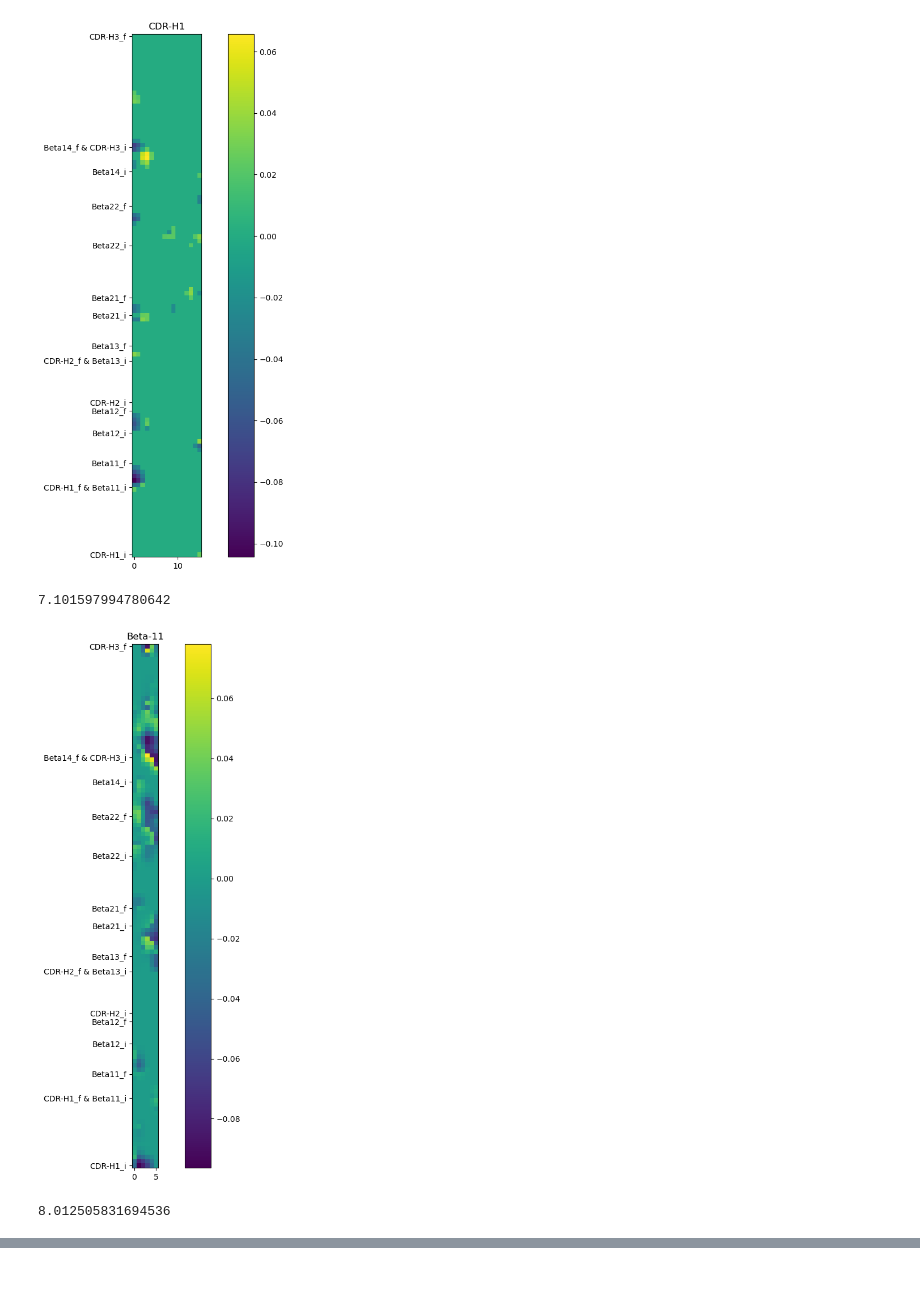
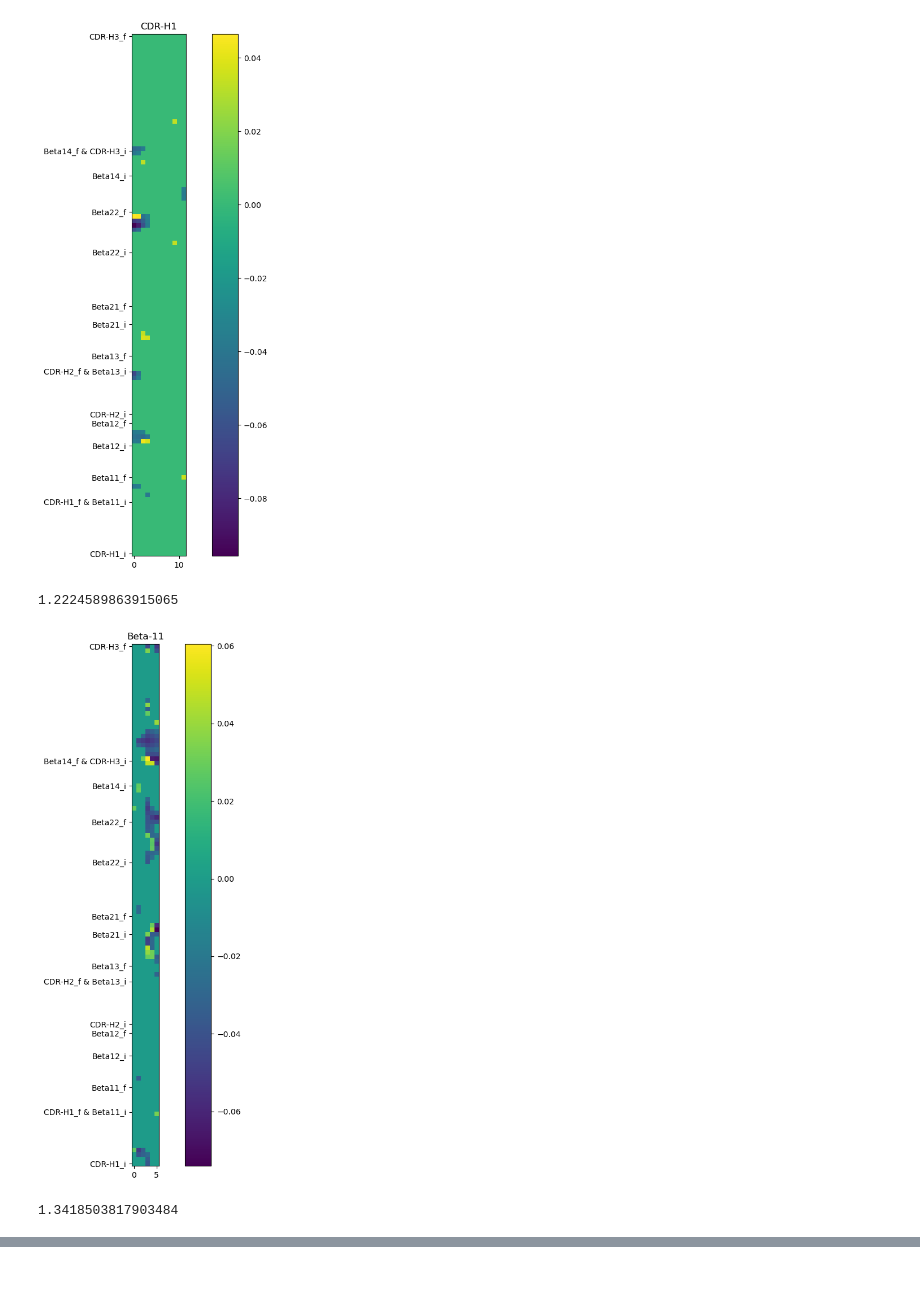
Before and after one commit to kevinmicha/ANTIPASTI, a Jupyter notebook: NMA CNN.ipynb, the cells around one changed output, grey strips where cells are left out. Cells and saved outputs as stored; diff of their text form; code cells hidden in the pictures.

```diff
--- a/NMA CNN.ipynb
+++ b/NMA CNN.ipynb
@@ -440,13 +445,13 @@ train_losses = []
 # empty list to store validation losses
 val_losses = []
 # %%
-for i in range(2):# defining the number of epochs
-    n_max_epochs = 30
+for i in range(1):# defining the number of epochs
+    n_max_epochs = 300
 
     # training the model
     for epoch in range(n_max_epochs):
-        tr_loss, val_loss, inter_filter, y_val, output_val = train(epoch)
+        tr_loss, val_loss, inter_filter, y_tr, y_val, output_val = train(epoch)
         #scheduler.step()
-        if tr_loss < 1.3 and val_loss < 0.9:
+        if tr_loss < 1 and val_loss < 0.45:
             break
 # %% [output]
@@ -503,7 +504,7 @@ for i, j in itertools.product(range((n_filters+1)//2), range(2)):
     if j == 1 and i == (n_filters+1)//2-1 and n_filters % 2 != 0:
         im_ = img
     else:
-        im_ = np.multiply(np.mean(inter_filter.detach().numpy(), axis=0)[2*i+j], model.fc1.weight.data.numpy().reshape(n_filters,size_le**2)[2*i+j].reshape(size_le, size_le))
+        im_ = np.multiply(np.mean(inter_filter, axis=0)[2*i+j], model.fc1.weight.data.numpy().reshape(n_filters,size_le**2)[2*i+j].reshape(size_le, size_le))
         img += im_
     im = axs[i,j].imshow(im_, origin='lower')
     plt.colorbar(im, ax=axs[i,j])
@@ -678,7 +681,7 @@ plt.colorbar()
 # %%
 fig, axs = plt.subplots(n_filters, 1, figsize=(12, 12))
 
-img = np.zeros((size_le, size_le))
+imgg = np.zeros((size_le, size_le))
 for i, j in itertools.product(range(n_filters), range(1)):
     conv_bank = cv2.resize(conv_filters[i,0,...], dsize=(size_le, size_le), interpolation=cv2.INTER_AREA)
     #new_img = np.multiply(np.where(conv_bank<-3,0,conv_bank), fully_connected[i].reshape(15, 15))
@@ -687,4 +690,4 @@ for i, j in itertools.product(range(n_filters), range(1)):
     axs[i].set_xticks([0, 7, 24], ['CDR-H1', 'CDR-H2', 'CDR-H3'])
     axs[i].set_yticks([0, 7, 24], ['CDR-H1', 'CDR-H2', 'CDR-H3'])
     plt.colorbar(im, ax=axs[i])
-    img += new_img
+    imgg += new_img
@@ -789,7 +819,10 @@ beta21_coord = range(max_res_list.index('67'), max_res_list.index('72'))
 beta22_coord = range(max_res_list.index('75'), max_res_list.index('82'))
 alpha_coord = range(max_res_list.index('84'), max_res_list.index('87'))
 
-masked_img = np.multiply(cv2.resize(img, dsize=(120, 120)), mask_mean_image)
+masked_img = np.multiply(cv2.resize(img, dsize=(116, 116)), mask_mean_image)
+#masked_img = np.multiply(cv2.resize((img-img.max())/(img.min()-img.max()), dsize=(116, 116)), mean_diff_image)
+#masked_img = cv2.resize(img, dsize=(116, 116))
+#masked_img = mean_diff_image
 
 ticks = [cdr1_coord[0], (cdr1_coord[-1]+beta11_coord[0])/2, beta11_coord[-1], beta12_coord[0], beta12_coord[-1], cdr2_coord[0], (cdr2_coord[-1]+beta13_coord[0])/2, beta13_coord[-1], beta21_coord[0], beta21_coord[-1],
          beta22_coord[0], beta22_coord[-1], beta14_coord[0], (beta14_coord[-1]+cdr3_coord[0])/2, cdr3_coord[-1]]
@@ -798,27 +831,27 @@ ticks_labels = ['CDR-H1_i', 'CDR-H1_f & Beta11_i', 'Beta11_f', 'Beta12_i', 'Beta
 # %%
 plt.figure(figsize=(12, 12))
 cdr1_corr = masked_img[:, cdr1_coord]
-plt.imshow(np.where(abs(cdr1_corr)<0.02, 0, cdr1_corr), origin='lower')
+plt.imshow(np.where(abs(cdr1_corr)<abs(cdr1_corr).max()/3, 0, cdr1_corr), origin='lower')
 plt.yticks(ticks, ticks_labels, fontsize=10)
 plt.colorbar()
 plt.title('CDR-H1')
 plt.show()
-print(abs(cdr1_corr).sum())#/cdr1_corr.shape[1])
+print(abs(cdr1_corr).sum()/6)
 # %% [output]
-[figure, old version]
+[figure, new version]
-7.101597994780642
+1.2224589863915065
 # %%
 plt.figure(figsize=(12, 12))
 beta11_corr = masked_img[:, beta11_coord]
-plt.imshow(np.where(abs(beta11_corr)<0, 0, beta11_corr), origin='lower')
+plt.imshow(np.where(abs(beta11_corr)<abs(beta11_corr).max()/3, 0, beta11_corr), origin='lower')
 plt.yticks(ticks, ticks_labels, fontsize=10)
 plt.colorbar()
 plt.title('Beta-11')
 plt.show()
-print(abs(beta11_corr).sum())#/beta11_corr.shape[1])
+print(abs(beta11_corr).sum()/5)
 # %% [output]
-[figure, old version]
+[figure, new version]
-8.012505831694536
+1.3418503817903484
 # %%
 plt.figure(figsize=(12, 12))
 beta12_corr = masked_img[:, beta12_coord]
```
Also changed, not shown: parts of 72 cells of this notebook, 20 other files.
